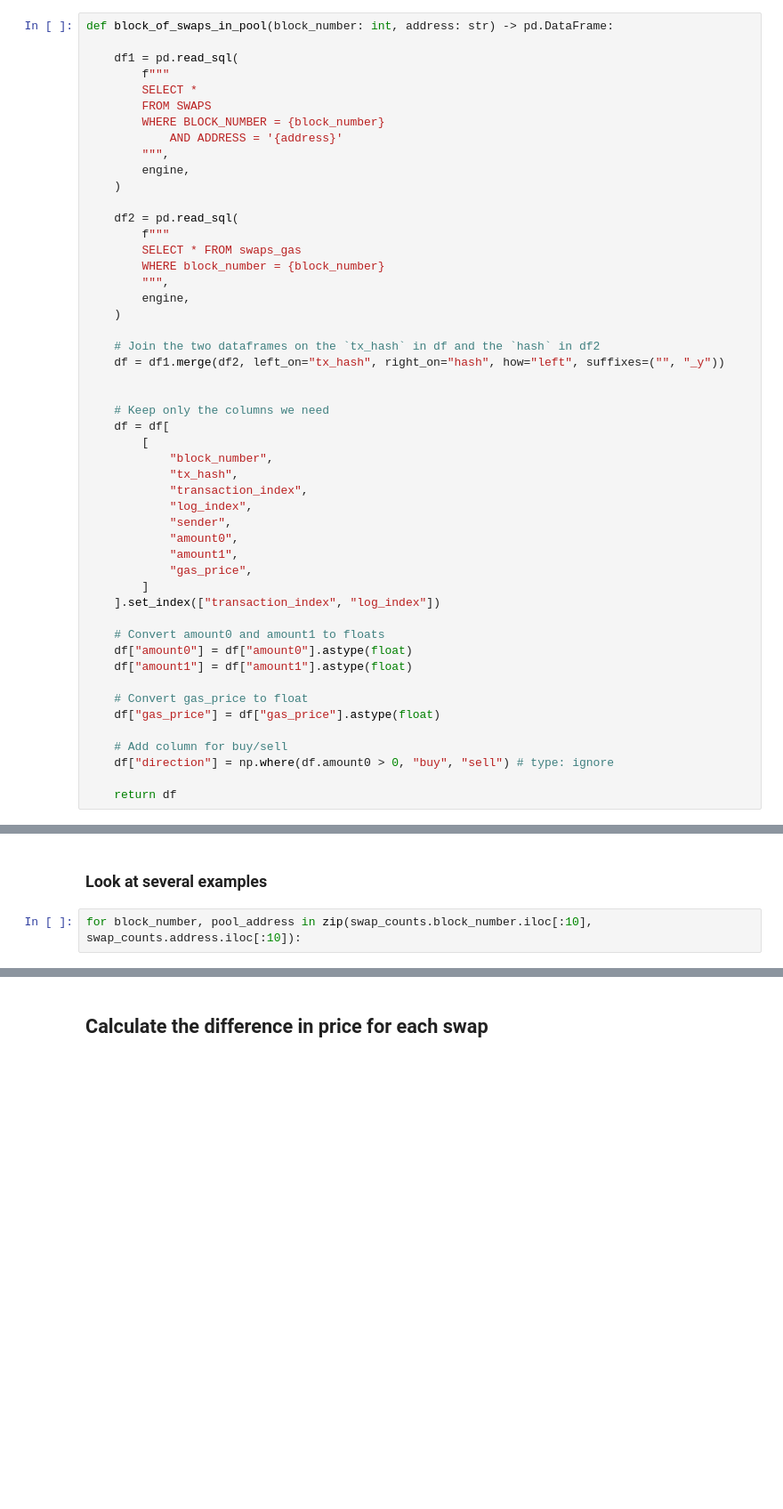
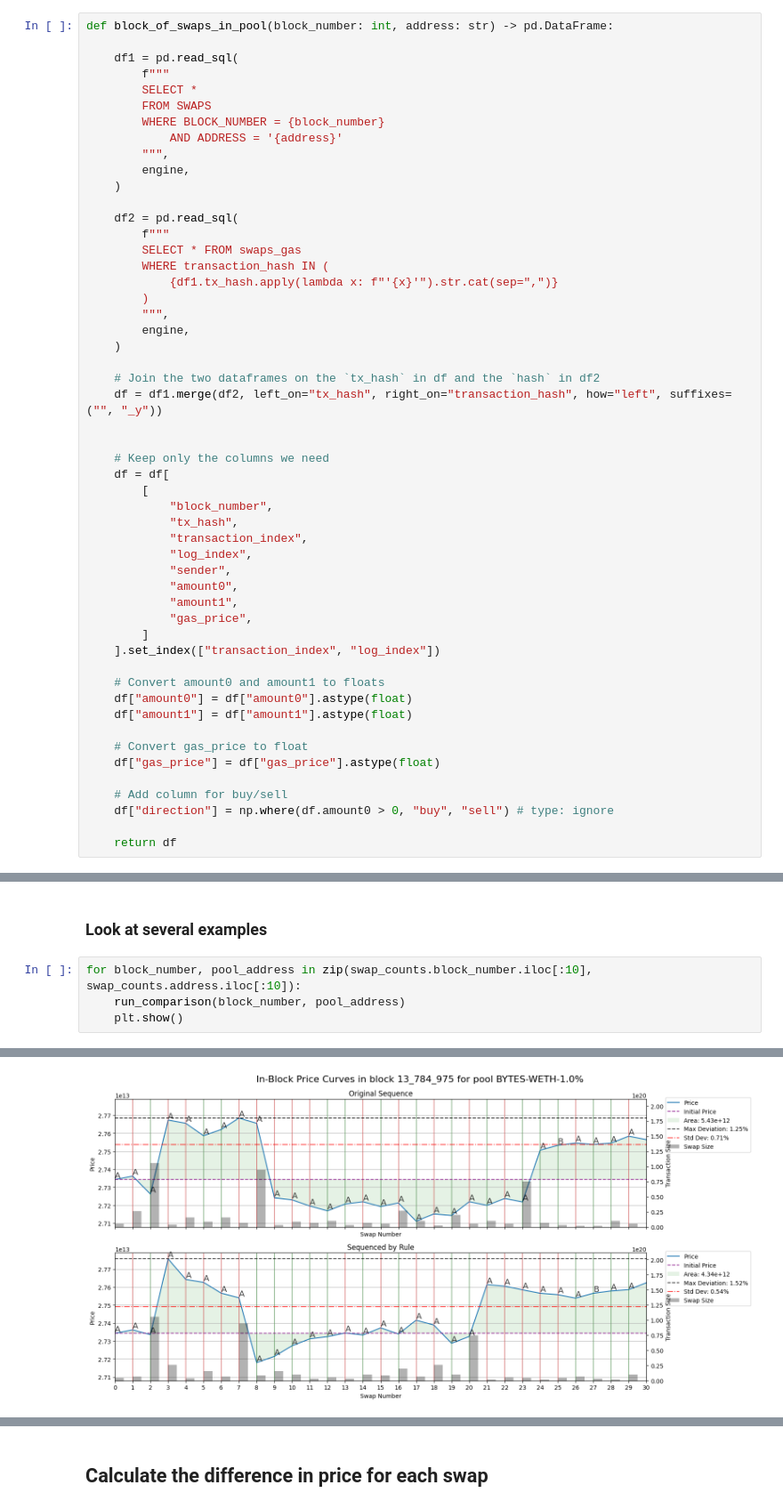
Before and after one commit to ankile/defi-measurement, a Jupyter notebook: experiments/sequencing_rule.ipynb, the cells around one changed output, grey strips where cells are left out. Shown at 89% size. Saved outputs shown, nothing was run; the diff lists cells and outputs as text; blank space fills up the shorter version.

```diff
--- a/experiments/sequencing_rule.ipynb
+++ b/experiments/sequencing_rule.ipynb
@@ -127,13 +127,15 @@ def block_of_swaps_in_pool(block_number: int, address: str) -> pd.DataFrame:
     df2 = pd.read_sql(
         f"""
         SELECT * FROM swaps_gas
-        WHERE block_number = {block_number}
+        WHERE transaction_hash IN (
+            {df1.tx_hash.apply(lambda x: f"'{x}'").str.cat(sep=",")}
+        )
         """,
         engine,
     )
 
     # Join the two dataframes on the `tx_hash` in df and the `hash` in df2
-    df = df1.merge(df2, left_on="tx_hash", right_on="hash", how="left", suffixes=("", "_y"))
+    df = df1.merge(df2, left_on="tx_hash", right_on="transaction_hash", how="left", suffixes=("", "_y"))
 
 
     # Keep only the columns we need
@@ -433,4 +433,6 @@ LINE 3:         WHERE block_number = 13784952
 ### Look at several examples
 # %%
 for block_number, pool_address in zip(swap_counts.block_number.iloc[:10], swap_counts.address.iloc[:10]):
+    run_comparison(block_number, pool_address)
+    plt.show()
 # %% [output]
@@ -446,0 +441 @@ for block_number, pool_address in zip(swap_counts.block_number.iloc[:10], swap_c
+[figure, added]
```
Also changed, not shown: parts of 4 cells of this notebook, 1 other file.
